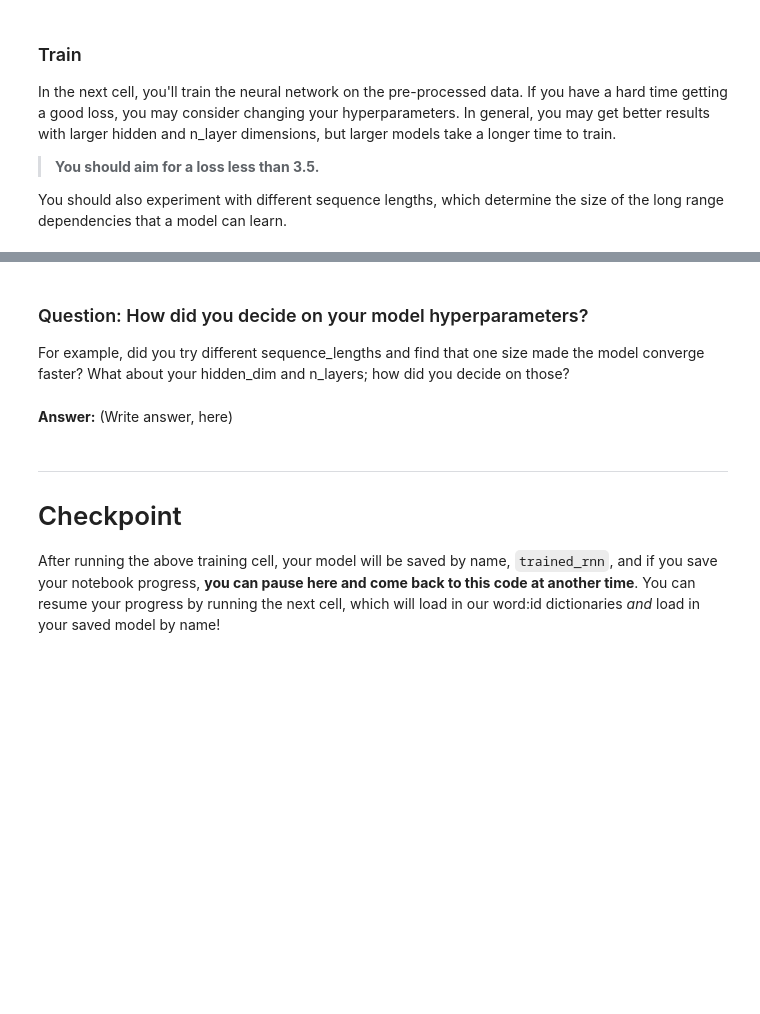
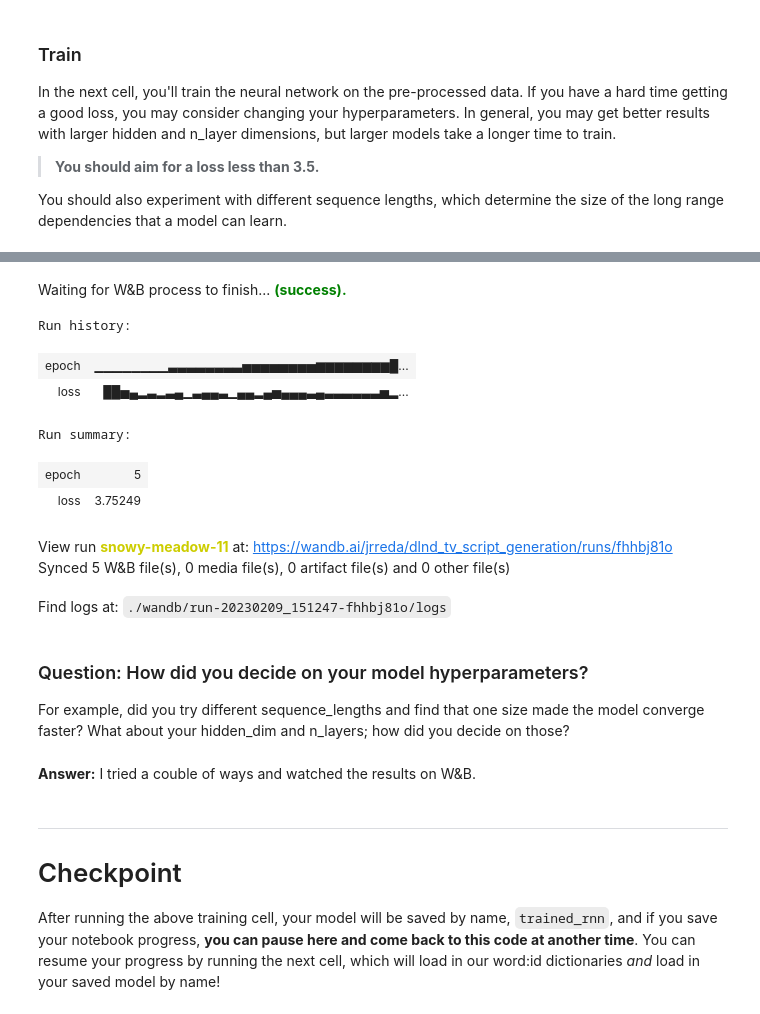
Before and after one commit to jrreda/Udacity, a Jupyter notebook: DLND/project-tv-script-generation/dlnd_tv_script_generation.ipynb, the cells around one changed output, grey strips where cells are left out. Cells and saved outputs as stored; diff of their text form; code cells hidden in the pictures; blank space fills up the shorter version.

```diff
--- a/DLND/project-tv-script-generation/dlnd_tv_script_generation.ipynb
+++ b/DLND/project-tv-script-generation/dlnd_tv_script_generation.ipynb
@@ -514,9 +553,9 @@ If the network isn't getting the desired results, tweak these parameters and/or
 # %%
 ### Data params
 # Sequence Length
-sequence_length = 10 # of words in a sequence
+sequence_length = 12 # of words in a sequence
 # Batch Size
-batch_size = 200
+batch_size = 128
 
 # data loader - do not change
 train_loader = batch_data(int_text, sequence_length, batch_size)
@@ -531,19 +574,34 @@ learning_rate = 0.001
 # Vocab size
 vocab_size = len(vocab_to_int)
 # Output size
-output_size = len(int_text)
+output_size = vocab_size
 # Embedding Dimension
-embedding_dim = 128
+embedding_dim = 512
 # Hidden Dimension
 hidden_dim = 265
 # Number of RNN Layers
 n_layers = 2
 
 # Show stats for every n number of batches
-show_every_n_batches = 500
+show_every_n_batches = 1000
 # %% [markdown]
 ### Train
 In the next cell, you'll train the neural network on the pre-processed data.  If you have a hard time getting a good loss, you may consider changing your hyperparameters. In general, you may get better results with larger hidden and n_layer dimensions, but larger models take a longer time to train.
 > **You should aim for a loss less than 3.5.**
 
 You should also experiment with different sequence lengths, which determine the size of the long range dependencies that a model can learn.
+# %%
+# Experiment tracking
+wandb.init(project="dlnd_tv_script_generation", group='udacity')
+
+wandb.config = {
+    "sequence_length": sequence_length,
+    "batch_size": batch_size,
+    "learning_rate": learning_rate,
+    "epochs": num_epochs,
+    'embedding_dim': embedding_dim,
+    'hidden_dim': hidden_dim,
+    'n_layers': n_layers,
+    'optimiser': 'Adam',
+    'dropout': 0.5
+}
@@ -586,8 +647,22 @@ Epoch:    5/5     Loss: 4.440940942764282
+# %%
+# Complete W&B run
+wandb.finish()
+# %% [output]
+Waiting for W&B process to finish... (success).
+Run history:
+| epoch | ▁▁▁▁▁▁▁▁▃▃▃▃▃▃▃▃▅▅▅▅▅▅▅▅▆▆▆▆▆▆▆▆█... |
+| loss | ██▅▄▂▃▂▃▄▁▃▄▄▃▁▄▄▂▄▅▄▄▄▃▄▃▃▃▃▃▃▅▂... |
+Run summary:
+| epoch | 5 |
+| loss | 3.75249 |
+View run snowy-meadow-11 at: https://wandb.ai/jrreda/dlnd_tv_script_generation/runs/fhhbj81o
+Synced 5 W&B file(s), 0 media file(s), 0 artifact file(s) and 0 other file(s)
+Find logs at: ./wandb/run-20230209_151247-fhhbj81o/logs
 # %% [markdown]
 ### Question: How did you decide on your model hyperparameters?
 For example, did you try different sequence_lengths and find that one size made the model converge faster? What about your hidden_dim and n_layers; how did you decide on those?
-# %% [markdown]
-**Answer:** (Write answer, here)
+# %% [markdown]
+**Answer:** I tried a couble of ways and watched the results on W&B.
 # %% [markdown]
 ---
 # Checkpoint
```
Also changed, not shown: parts of 17 cells of this notebook.
